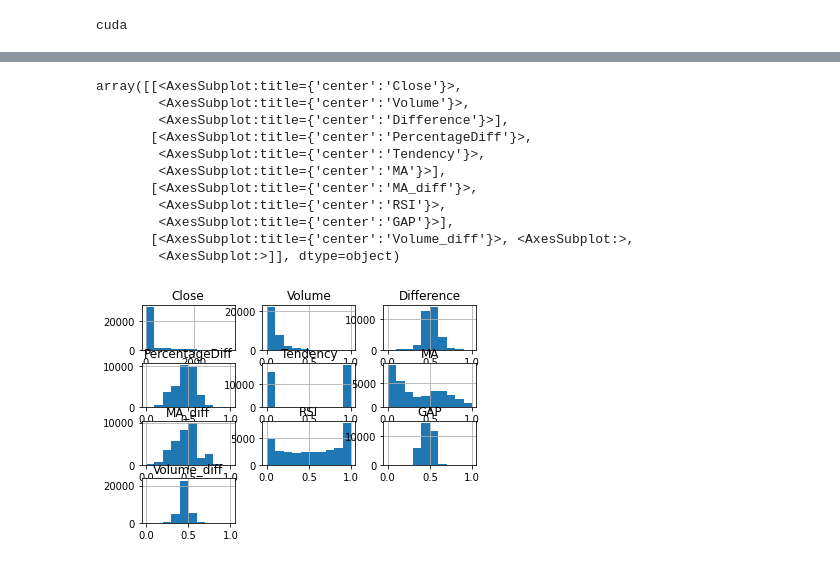
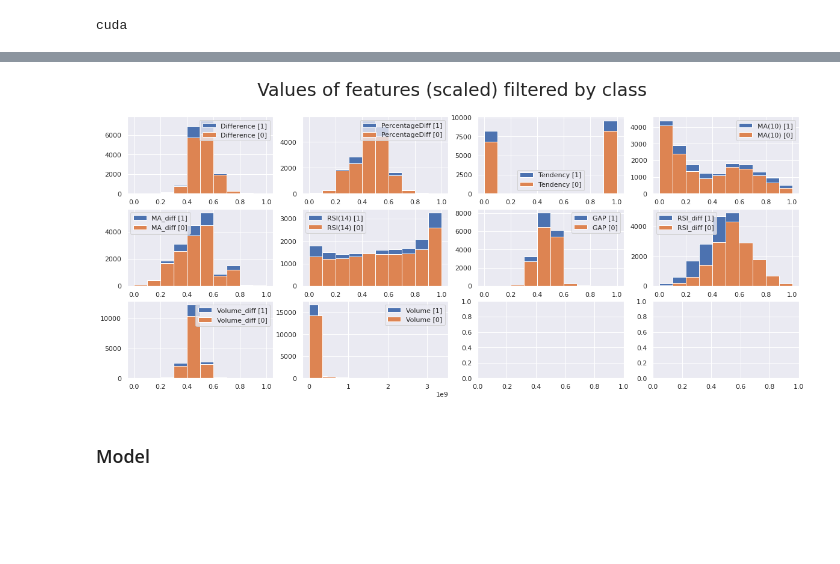
Before and after one commit to Naralas/StonksMarketPrediction, a Jupyter notebook: DL_StockPricePrediction.ipynb, the cells around one changed output, grey strips where cells are left out. Saved outputs shown, nothing was run; the diff lists cells and outputs as text; code cells hidden in the pictures; blank space fills up the shorter version.

Commit message:
Plotted features distribution, WIP DL model

```diff
--- a/DL_StockPricePrediction.ipynb
+++ b/DL_StockPricePrediction.ipynb
@@ -2,7 +2,19 @@
 import pandas as pd
 import numpy as np
 from tqdm.notebook import tqdm
+import matplotlib.pyplot as plt
+%matplotlib inline
 from DataHelper import *
+import seaborn as sns
+import matplotlib
+
+plt.rcParams["figure.figsize"] = (20,8)
+
+sns.set_theme()
+
+font = {'family' : 'DejaVu Sans', 'size'   : 25}
+
+matplotlib.rc('font', **font)
 # %%
 import torch
 device = torch.device('cuda' if torch.cuda.is_available() else 'cpu')
@@ -132,17 +121,26 @@ Name: Next, dtype: int64
-# %%
-X.hist()
-# %% [output]
-array([[<AxesSubplot:title={'center':'Close'}>,
-        <AxesSubplot:title={'center':'Volume'}>,
-        <AxesSubplot:title={'center':'Difference'}>],
-       [<AxesSubplot:title={'center':'PercentageDiff'}>,
-        <AxesSubplot:title={'center':'Tendency'}>,
-        <AxesSubplot:title={'center':'MA'}>],
-       [<AxesSubplot:title={'center':'MA_diff'}>,
-        <AxesSubplot:title={'center':'RSI'}>,
-        <AxesSubplot:title={'center':'GAP'}>],
-       [<AxesSubplot:title={'center':'Volume_diff'}>, <AxesSubplot:>,
-        <AxesSubplot:>]], dtype=object)
-[figure, removed]
+# %%
+N_COLS = 4
+plot_feature_names = feature_names.copy()
+
+if 'Next' in plot_feature_names:
+    plot_feature_names.remove('Next')
+if 'Volume' in dataset.columns.values:
+    plot_feature_names.append('Volume')
+
+# get an array of subplots depending on the number of features, splitted into 3 columns
+fig, axs = plt.subplots(int(np.ceil(len(plot_feature_names) / N_COLS)), N_COLS)
+fig.suptitle('Values of features (scaled) filtered by class')
+for i, feature in enumerate(plot_feature_names):
+    sub_df = dataset[[feature, 'Next']]
+    #print(f"[{i}] : {i // N_COLS}, {i % N_COLS}")
+    for target_c in Y.value_counts().to_dict().keys():
+        filtered_df = sub_df[sub_df['Next'] == target_c]
+        axs[i // N_COLS, i % N_COLS].hist(sub_df[sub_df['Next'] == target_c][feature], label=f"{feature} [{target_c}]")
+        axs[i // N_COLS, i % N_COLS].legend(loc='best')
+
+
+plt.show()
+# %% [output]
+[figure, added]
 # %%
 from torch.utils.data import DataLoader
@@ -150,3 +148,5 @@ dataloader = DataLoader(dataset, batch_size=32, shuffle=True, num_workers=0)
+# %% [markdown]
+### Model
 # %%
 import torch.nn as nn
 
```
Also changed, not shown: parts of 7 cells of this notebook, 2 other files.
